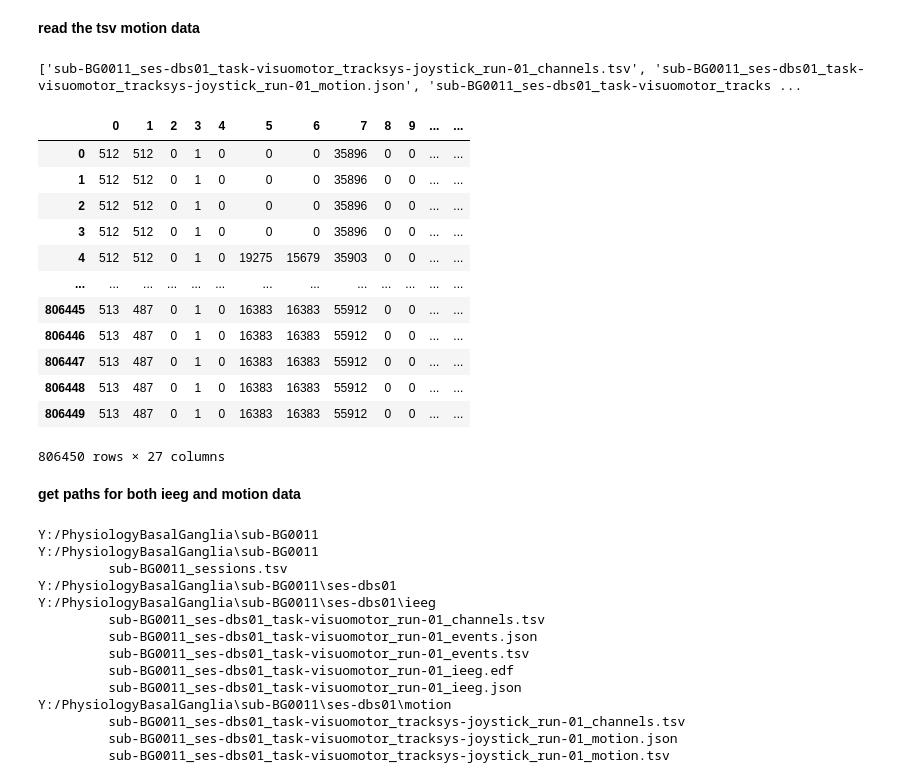
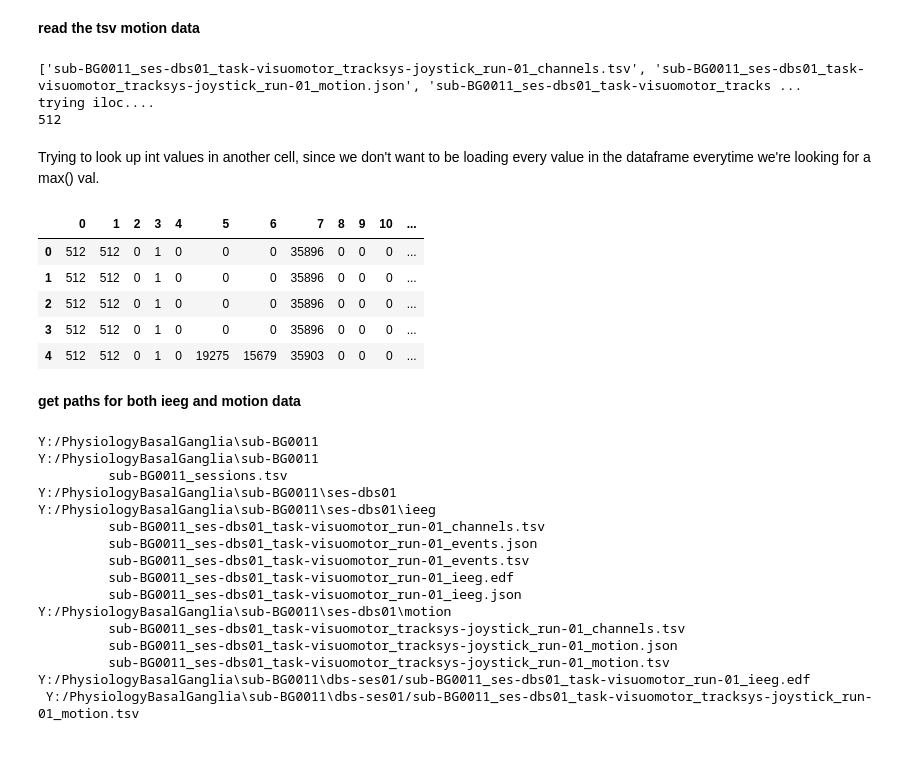
Before and after one commit to alexanderspeer/joystick_test_env, a Jupyter notebook: python_da/surgery_da/dbs_review.ipynb, the cells around one changed output. Saved outputs shown, nothing was run; the diff lists cells and outputs as text; code cells hidden in the pictures; blank space fills up the shorter version.

```diff
--- a/python_da/surgery_da/dbs_review.ipynb
+++ b/python_da/surgery_da/dbs_review.ipynb
@@ -203,24 +203,41 @@ read_motion_tsv = pd.read_csv(
 # read_motion_tsv.head(10).style.format(precision=2).set_caption("Motion Data")
 
 
-display(read_motion_tsv)
+# display(read_motion_tsv)
+
+# display(read_motion_tsv[0])
+
+# print((read_motion_tsv[2])) #this actually only works since the label of the tsv col is 0 or 1 or 2. If it was named something else it wouldn't work
+
+print("trying iloc....")
+
+#try out iloc, seems to be better
+print(read_motion_tsv.iloc[0, 0])
 
 #json is just a record of what happened to the data when it was converted.
 # %% [output]
 ['sub-BG0011_ses-dbs01_task-visuomotor_tracksys-joystick_run-01_channels.tsv', 'sub-BG0011_ses-dbs01_task-visuomotor_tracksys-joystick_run-01_motion.json', 'sub-BG0011_ses-dbs01_task-visuomotor_tracks ...
+trying iloc....
+512
-|  | 0 | 1 | 2 | 3 | 4 | 5 | 6 | 7 | 8 | 9 | ... | ... |
-| 0 | 512 | 512 | 0 | 1 | 0 | 0 | 0 | 35896 | 0 | 0 | ... | ... |
-| 1 | 512 | 512 | 0 | 1 | 0 | 0 | 0 | 35896 | 0 | 0 | ... | ... |
-| 2 | 512 | 512 | 0 | 1 | 0 | 0 | 0 | 35896 | 0 | 0 | ... | ... |
-| 3 | 512 | 512 | 0 | 1 | 0 | 0 | 0 | 35896 | 0 | 0 | ... | ... |
-| 4 | 512 | 512 | 0 | 1 | 0 | 19275 | 15679 | 35903 | 0 | 0 | ... | ... |
-| ... | ... | ... | ... | ... | ... | ... | ... | ... | ... | ... | ... | ... |
-| 806445 | 513 | 487 | 0 | 1 | 0 | 16383 | 16383 | 55912 | 0 | 0 | ... | ... |
-| 806446 | 513 | 487 | 0 | 1 | 0 | 16383 | 16383 | 55912 | 0 | 0 | ... | ... |
-| 806447 | 513 | 487 | 0 | 1 | 0 | 16383 | 16383 | 55912 | 0 | 0 | ... | ... |
-| 806448 | 513 | 487 | 0 | 1 | 0 | 16383 | 16383 | 55912 | 0 | 0 | ... | ... |
-| 806449 | 513 | 487 | 0 | 1 | 0 | 16383 | 16383 | 55912 | 0 | 0 | ... | ... |
-806450 rows × 27 columns
+# %% [markdown]
+Trying to look up int values in another cell, since we don't want to be loading every value in the dataframe everytime we're looking for a max() val.
+# %%
+pd.set_option('display.max.columns', None) # None means no limit on the options here
+# pd.set_option('display.max.rows', None) # prolly don't want the smoke.
+pd.reset_option('display.max.columns')
+pd.reset_option("display.max.rows")
+
+pd.set_option('display.max.columns', None) # None means no limit on the options here
+
+
+display(read_motion_tsv.head(5))
+# %% [output]
+|  | 0 | 1 | 2 | 3 | 4 | 5 | 6 | 7 | 8 | 9 | 10 | ... |
+| 0 | 512 | 512 | 0 | 1 | 0 | 0 | 0 | 35896 | 0 | 0 | 0 | ... |
+| 1 | 512 | 512 | 0 | 1 | 0 | 0 | 0 | 35896 | 0 | 0 | 0 | ... |
+| 2 | 512 | 512 | 0 | 1 | 0 | 0 | 0 | 35896 | 0 | 0 | 0 | ... |
+| 3 | 512 | 512 | 0 | 1 | 0 | 0 | 0 | 35896 | 0 | 0 | 0 | ... |
+| 4 | 512 | 512 | 0 | 1 | 0 | 19275 | 15679 | 35903 | 0 | 0 | 0 | ... |
 # %% [markdown]
 **get paths for both ieeg and motion data**
 # %%
@@ -234,6 +251,12 @@ for root, dir, files in os.walk(DBS_case_path):
     print(root),
     for file in files:
         print("\t", file)
+
+
+IEEG_PATH = os.path.join(DBS_case_path, "dbs-ses01/sub-BG0011_ses-dbs01_task-visuomotor_run-01_ieeg.edf")
+JOYSTICK_PATH = os.path.join(DBS_case_path, "dbs-ses01/sub-BG0011_ses-dbs01_task-visuomotor_tracksys-joystick_run-01_motion.tsv")
+
+print(IEEG_PATH, "\n", JOYSTICK_PATH)
 # %% [output]
 Y:/PhysiologyBasalGanglia\sub-BG0011
 Y:/PhysiologyBasalGanglia\sub-BG0011
@@ -249,3 +272,5 @@ Y:/PhysiologyBasalGanglia\sub-BG0011\ses-dbs01\motion
          sub-BG0011_ses-dbs01_task-visuomotor_tracksys-joystick_run-01_channels.tsv
          sub-BG0011_ses-dbs01_task-visuomotor_tracksys-joystick_run-01_motion.json
          sub-BG0011_ses-dbs01_task-visuomotor_tracksys-joystick_run-01_motion.tsv
+Y:/PhysiologyBasalGanglia\sub-BG0011\dbs-ses01/sub-BG0011_ses-dbs01_task-visuomotor_run-01_ieeg.edf
+ Y:/PhysiologyBasalGanglia\sub-BG0011\dbs-ses01/sub-BG0011_ses-dbs01_task-visuomotor_tracksys-joystick_run-01_motion.tsv
```
